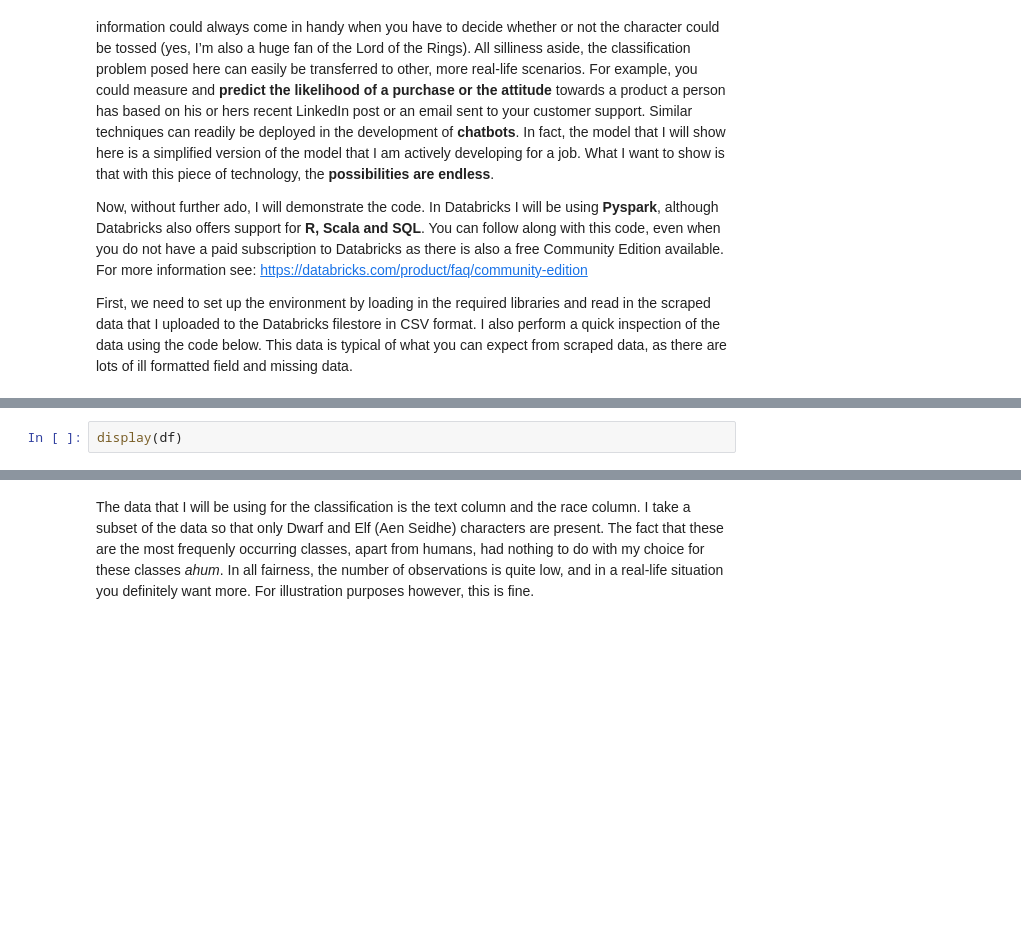
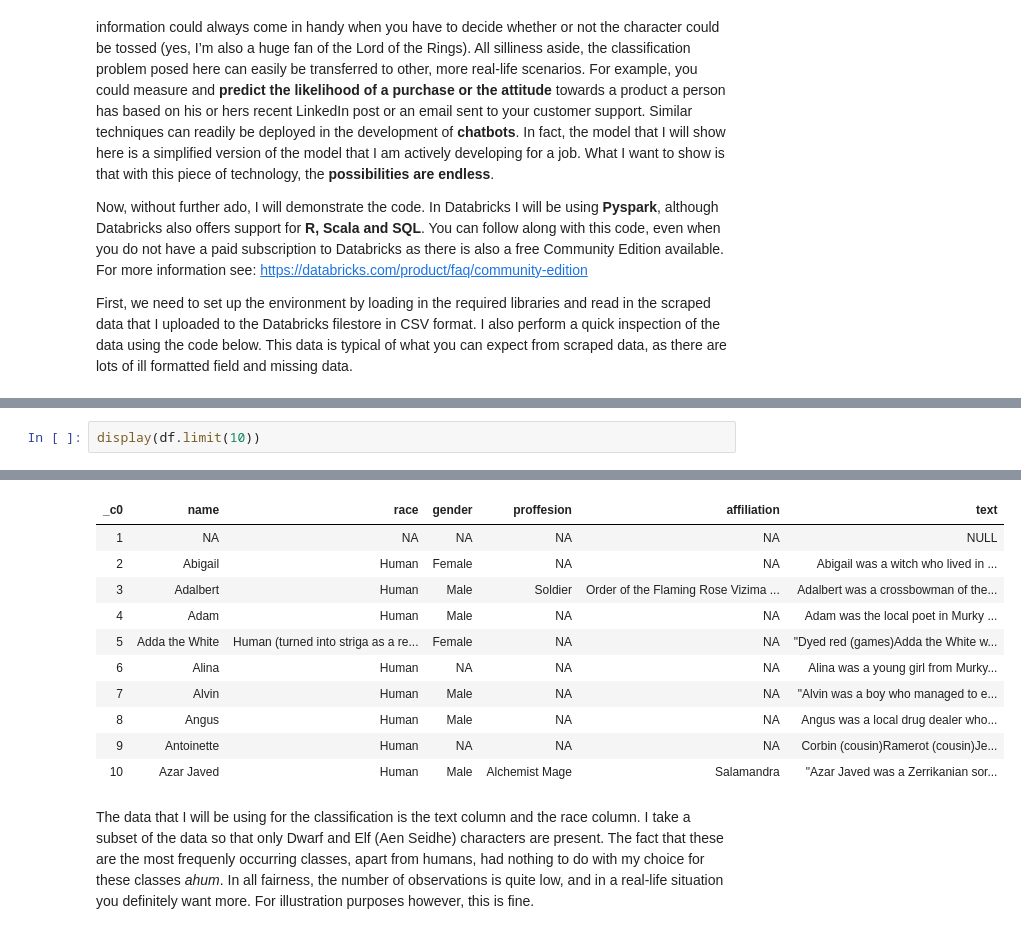
Before and after one commit to EnzoLucas/Databricks, a Jupyter notebook: The Witcher on Azure.ipynb, the cells around one changed output, grey strips where cells are left out. Drawn from its saved outputs; the diff is of its cells as text; blank space fills up the shorter version.

```diff
--- a/The Witcher on Azure.ipynb
+++ b/The Witcher on Azure.ipynb
@@ -37,5 +37,5 @@ import pyspark.sql.functions as F
 # %% [output]
 [interactive output not drawn]
 # %%
-display(df)
+display(df.limit(10))
 # %% [output]
@@ -43,3 +42,14 @@ display(df)
+| _c0 | name | race | gender | proffesion | affiliation | text |
+| 1 | NA | NA | NA | NA | NA | NULL |
+| 2 | Abigail | Human | Female | NA | NA | Abigail was a witch who lived in ... |
+| 3 | Adalbert | Human | Male | Soldier | Order of the Flaming Rose Vizima ... | Adalbert was a crossbowman of the... |
+| 4 | Adam | Human | Male | NA | NA | Adam was the local poet in Murky ... |
+| 5 | Adda the White | Human (turned into striga as a re... | Female | NA | NA | "Dyed red (games)Adda the White w... |
+| 6 | Alina | Human | NA | NA | NA | Alina was a young girl from Murky... |
+| 7 | Alvin | Human | Male | NA | NA | "Alvin was a boy who managed to e... |
+| 8 | Angus | Human | Male | NA | NA | Angus was a local drug dealer who... |
+| 9 | Antoinette | Human | NA | NA | NA | Corbin (cousin)Ramerot (cousin)Je... |
+| 10 | Azar Javed | Human | Male | Alchemist Mage | Salamandra | "Azar Javed was a Zerrikanian sor... |
 # %% [markdown]
 The data that I will be using for the classification is the text column and the race column. I take a subset of the data so that only Dwarf and Elf (Aen Seidhe) characters are present. The fact that these are the most frequenly occurring classes, apart from humans, had nothing to do with my choice for these classes *ahum*. In all fairness, the number of observations is quite low, and in a real-life situation you definitely want more. For illustration purposes however, this is fine.
 # %%
```
Also changed, not shown: parts of 2 cells of this notebook.
